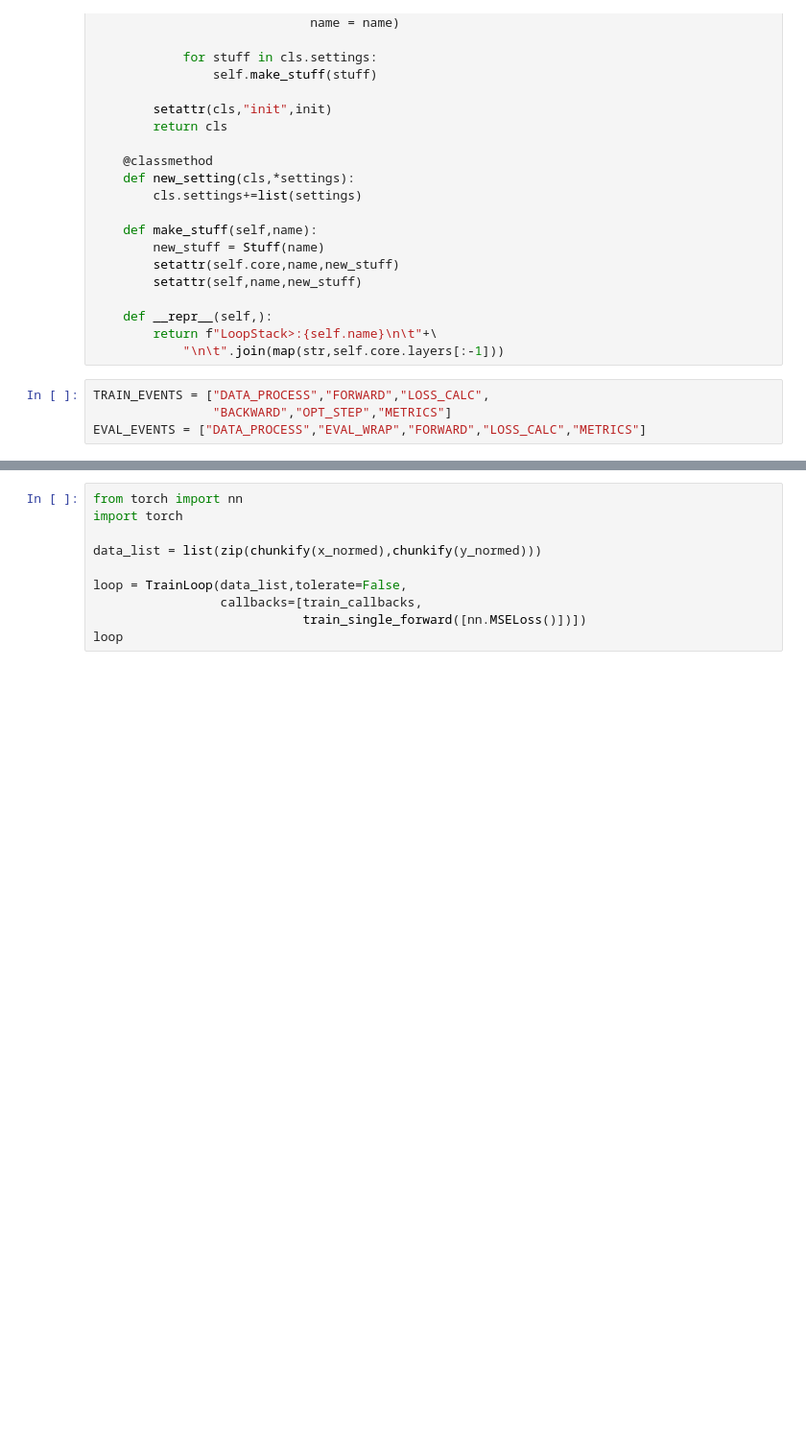
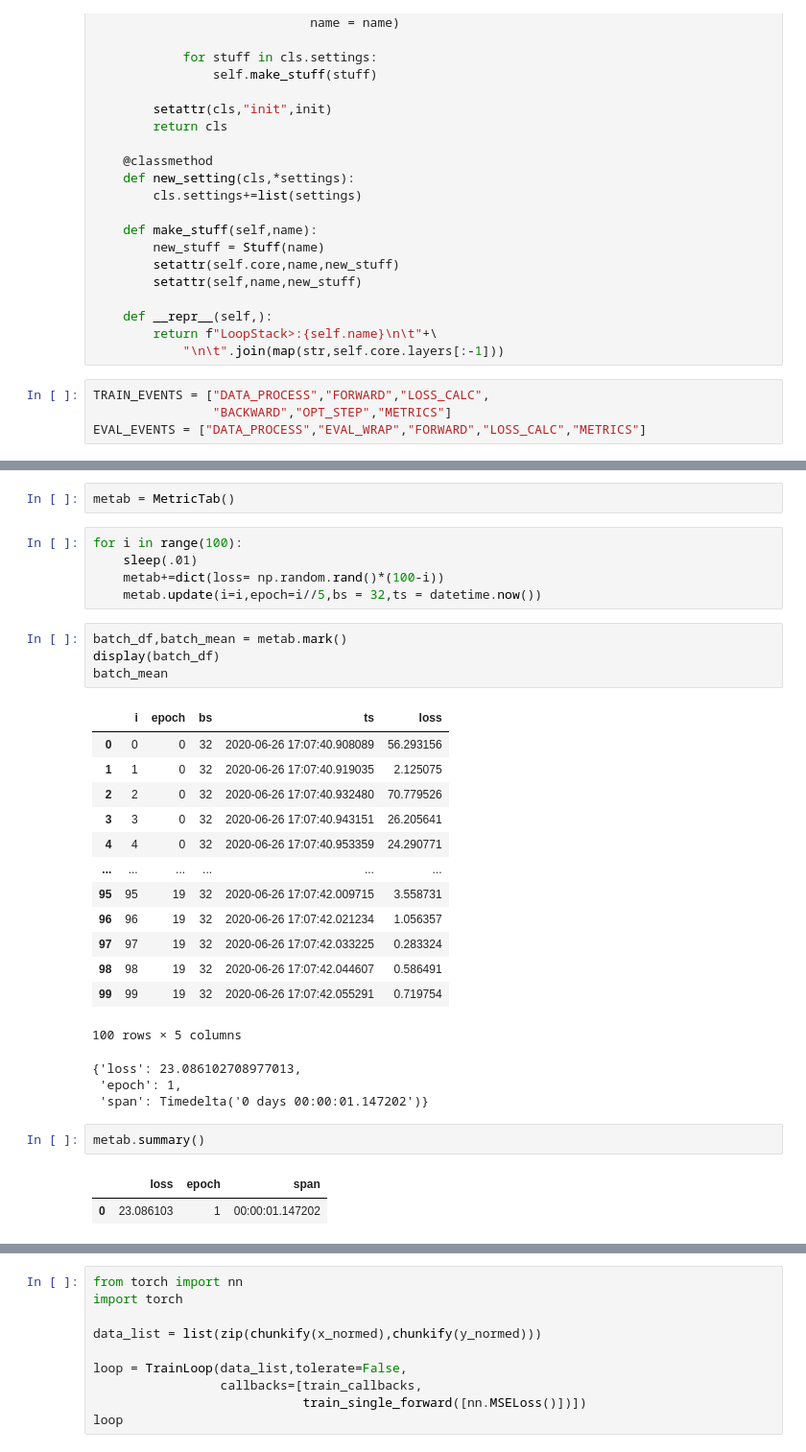
Before and after one commit to raynardj/forgebox, a Jupyter notebook: nbs/15_loopstack.ipynb, the cells around one changed output, grey strips where cells are left out. Shown at 96% size. Drawn from its saved outputs; the diff is of its cells as text; blank space fills up the shorter version.

```diff
--- a/nbs/15_loopstack.ipynb
+++ b/nbs/15_loopstack.ipynb
@@ -115,2 +171,35 @@ EVAL_EVENTS = ["DATA_PROCESS","EVAL_WRAP","FORWARD","LOSS_CALC","METRICS"]
+# %%
+metab = MetricTab()
+# %%
+for i in range(100):
+    sleep(.01)
+    metab+=dict(loss= np.random.rand()*(100-i))
+    metab.update(i=i,epoch=i//5,bs = 32,ts = datetime.now())
+# %%
+batch_df,batch_mean = metab.mark()
+display(batch_df)
+batch_mean
+# %% [output]
+|  | i | epoch | bs | ts | loss |
+| 0 | 0 | 0 | 32 | 2020-06-26 17:07:40.908089 | 56.293156 |
+| 1 | 1 | 0 | 32 | 2020-06-26 17:07:40.919035 | 2.125075 |
+| 2 | 2 | 0 | 32 | 2020-06-26 17:07:40.932480 | 70.779526 |
+| 3 | 3 | 0 | 32 | 2020-06-26 17:07:40.943151 | 26.205641 |
+| 4 | 4 | 0 | 32 | 2020-06-26 17:07:40.953359 | 24.290771 |
+| ... | ... | ... | ... | ... | ... |
+| 95 | 95 | 19 | 32 | 2020-06-26 17:07:42.009715 | 3.558731 |
+| 96 | 96 | 19 | 32 | 2020-06-26 17:07:42.021234 | 1.056357 |
+| 97 | 97 | 19 | 32 | 2020-06-26 17:07:42.033225 | 0.283324 |
+| 98 | 98 | 19 | 32 | 2020-06-26 17:07:42.044607 | 0.586491 |
+| 99 | 99 | 19 | 32 | 2020-06-26 17:07:42.055291 | 0.719754 |
+100 rows × 5 columns
+{'loss': 23.086102708977013,
+ 'epoch': 1,
+ 'span': Timedelta('0 days 00:00:01.147202')}
+# %%
+metab.summary()
+# %% [output]
+|  | loss | epoch | span |
+| 0 | 23.086103 | 1 | 00:00:01.147202 |
 # %%
 # export
```
Also changed, not shown: parts of 9 cells of this notebook, 5 other files.
